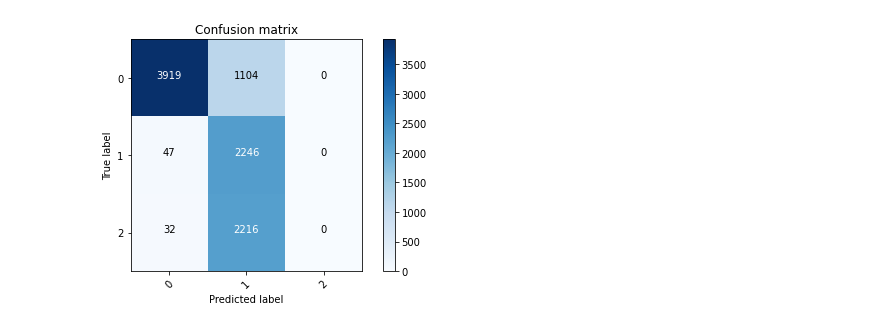
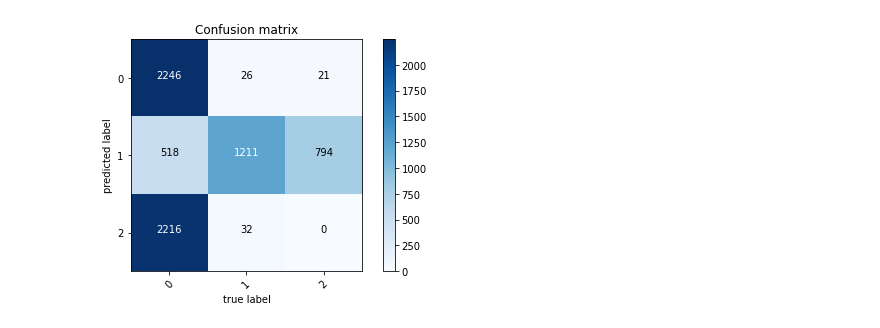
Before and after one commit to ValentiniMichel/Exoplanets, a Jupyter notebook: Exoplanets-classification-Kmeans_sklearn.ipynb, the cells around one changed output. Saved outputs shown, nothing was run; the diff lists cells and outputs as text; code cells hidden in the pictures.

```diff
--- a/Exoplanets-classification-Kmeans_sklearn.ipynb
+++ b/Exoplanets-classification-Kmeans_sklearn.ipynb
@@ -170,16 +141,13 @@ plt.show()
 # %%
 from sklearn.cluster import KMeans
-from utils import plot_shape
-from mpl_toolkits.mplot3d import Axes3D
 
 np.random.seed(1)
 k = 3
 max_iter = 500
 
 # Init estimator and fit it on the data
-sk_kmeans = KMeans(n_clusters=k, max_iter=max_iter).fit(XT)  #XT
+sk_kmeans = KMeans(n_clusters=k, max_iter=max_iter).fit(XT)
 
 # Get predicted labels and centroids
-sk_labels = sk_kmeans.labels_
+k_labels = sk_kmeans.labels_ # Get cluster labels
 sk_centroids = sk_kmeans.cluster_centers_
-sk_predicts = sk_kmeans.predict
@@ -210,20 +154,12 @@ plt.show()
-# %%
-# Prep
-k_labels = model.labels_  # Get cluster labels
-k_labels_matched = np.empty_like(k_labels)
-
-# For each cluster label...
-for k in np.unique(k_labels):
-    # ...find and assign the best-matching truth label
-    match_nums = [np.sum((np.reshape(k_labels,(9564,1))==k)*(np.reshape(y_train,(9564,1))==t)) for t in np.unique(y_train)]
-    k_labels_matched[k_labels==k] = np.unique(y_train)[np.argmax(match_nums)]
-
-
-# Compute confusion matrix
-classes = ['0','1','2']
-confusion_matrix= metrics.confusion_matrix(y_train, k_labels_matched)
-
-plot_confusion_matrix(confusion_matrix, classes)
-plt.show()
-# %% [output]
-[figure, removed]
+# %%
+
+# Compute confusion matrix
+classes = ['0','1','2']
+confusion_matrix= metrics.confusion_matrix(y_train, k_labels)
+
+plot_confusion_matrix(confusion_matrix, classes)
+plt.xlabel('true label')
+plt.ylabel('predicted label')
+plt.show()
+# %% [output]
+[figure, added]
```
Also changed, not shown: parts of 6 cells of this notebook, 2 other files.
